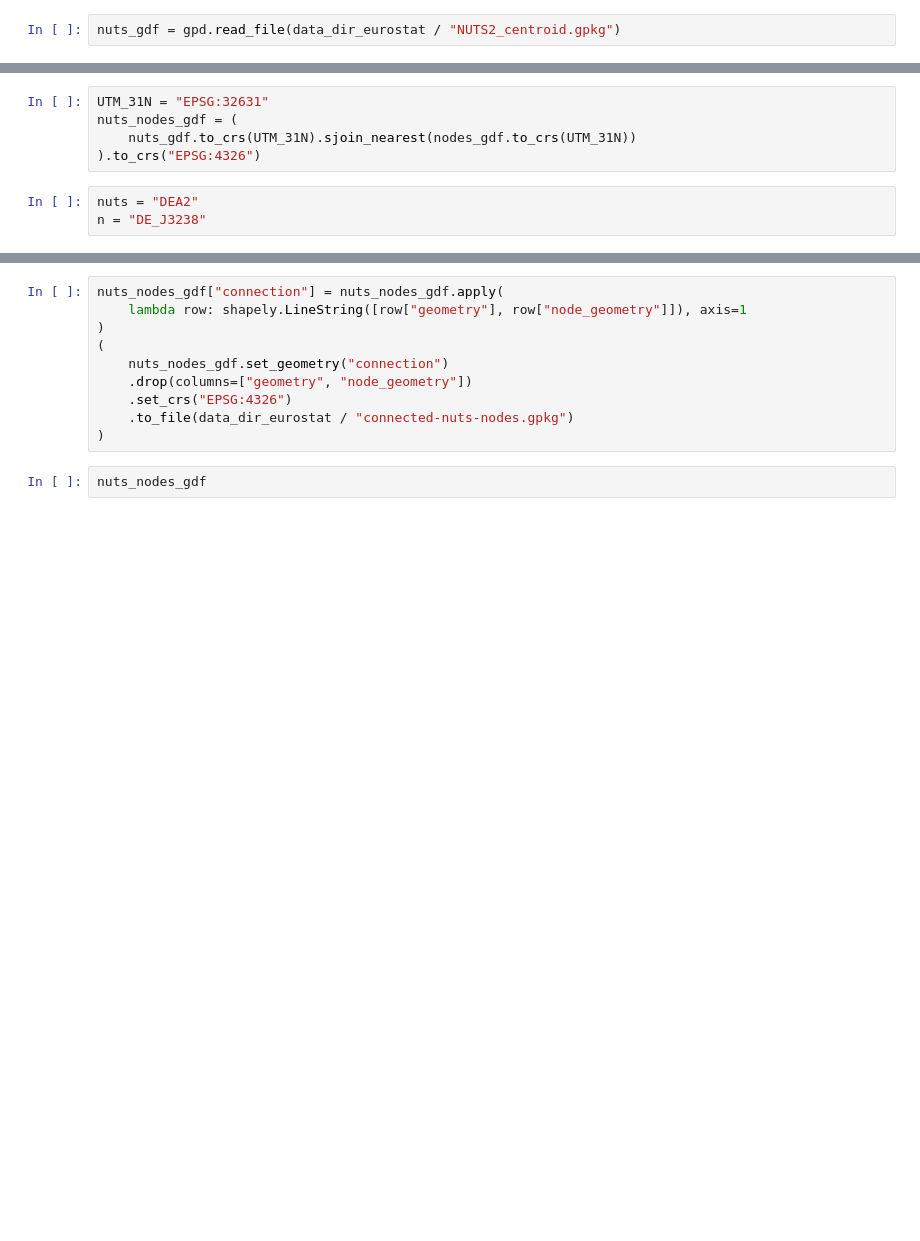
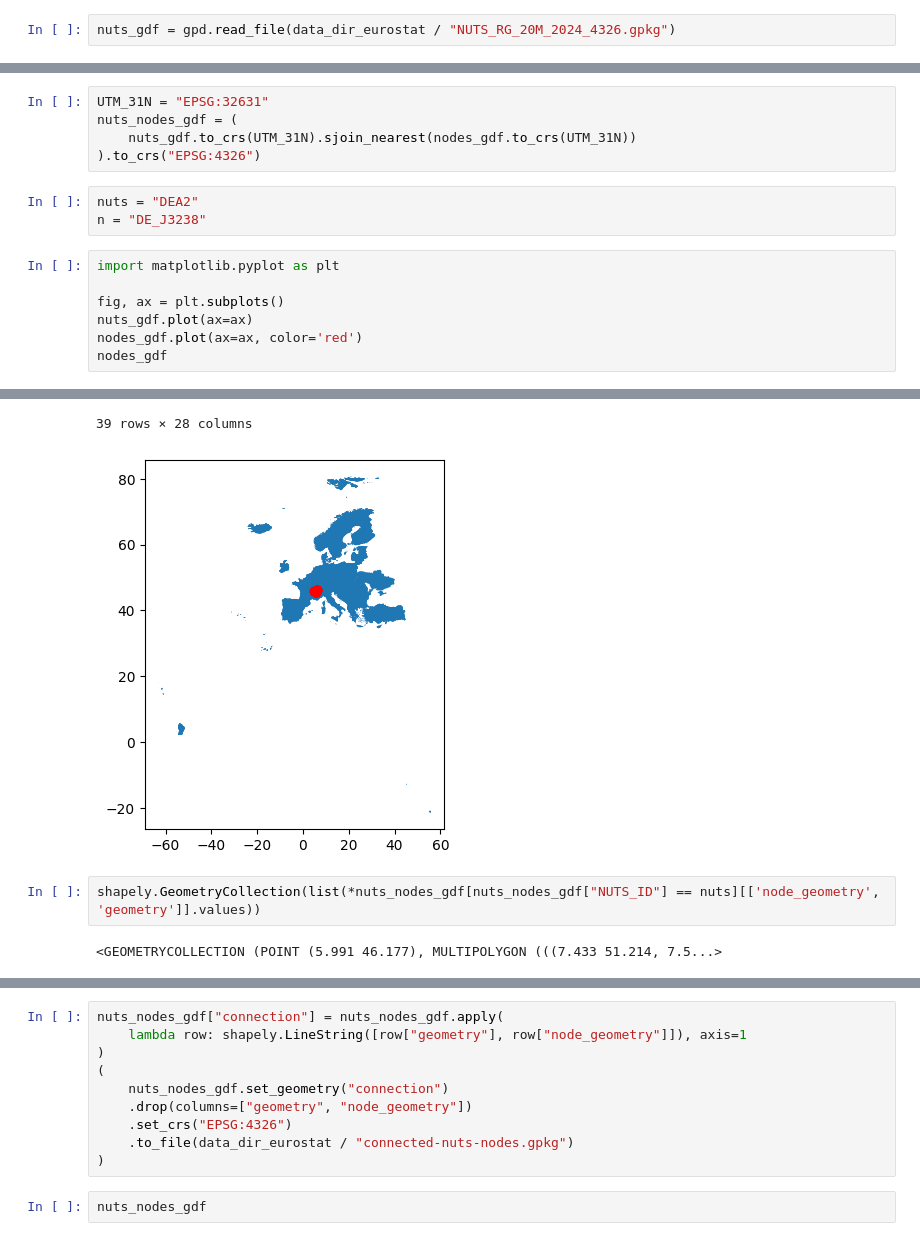
Before and after one commit to RWS-NL/fis-crawler, a Jupyter notebook: notebooks/euris/euris-eurostat.ipynb, the cells around one changed output, grey strips where cells are left out. Drawn from its saved outputs; the diff is of its cells as text; blank space fills up the shorter version.

```diff
--- a/notebooks/euris/euris-eurostat.ipynb
+++ b/notebooks/euris/euris-eurostat.ipynb
@@ -31,4 +41,4 @@ nodes_gdf.head()
 # %%
 nodes_gdf["node_geometry"] = nodes_gdf["geometry"]
 # %%
-nuts_gdf = gpd.read_file(data_dir_eurostat / "NUTS2_centroid.gpkg")
+nuts_gdf = gpd.read_file(data_dir_eurostat / "NUTS_RG_20M_2024_4326.gpkg")
@@ -40,3 +66,11 @@ nuts_nodes_gdf = (
 # %%
 nuts = "DEA2"
 n = "DE_J3238"
+# %%
+import matplotlib.pyplot as plt
+
+fig, ax = plt.subplots()
+nuts_gdf.plot(ax=ax)
+nodes_gdf.plot(ax=ax, color='red')
+nodes_gdf
+# %% [output]
@@ -42,0 +94,6 @@ n = "DE_J3238"
+39 rows × 28 columns
+[figure, added]
+# %%
+shapely.GeometryCollection(list(*nuts_nodes_gdf[nuts_nodes_gdf["NUTS_ID"] == nuts][['node_geometry', 'geometry']].values))
+# %% [output]
+<GEOMETRYCOLLECTION (POINT (5.991 46.177), MULTIPOLYGON (((7.433 51.214, 7.5...>
```
Also changed, not shown: parts of 8 cells of this notebook, 6 other files.
